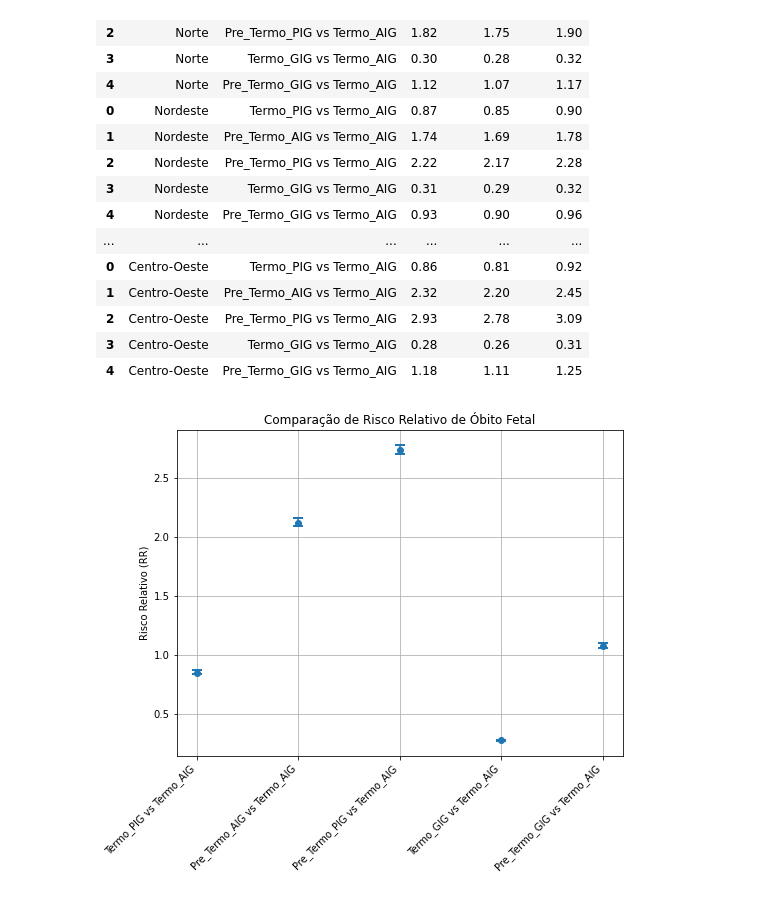
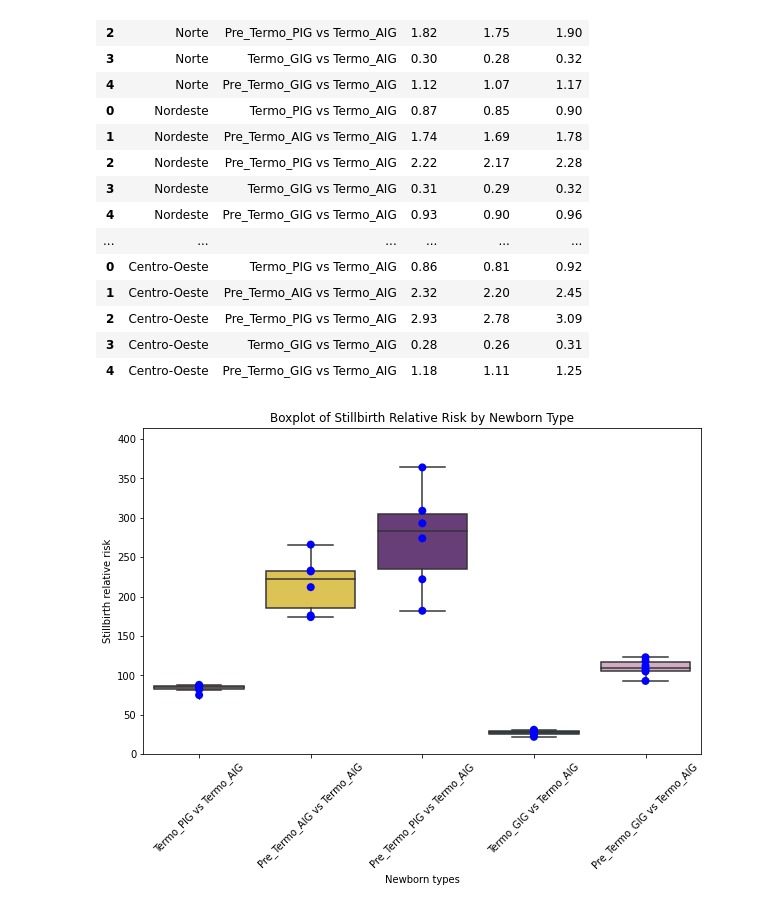
Before and after one commit to mtt89/rr_obito_fetal, a Jupyter notebook: calc_risco_relativo_obito_fetal.ipynb, the cells around one changed output. Drawn from its saved outputs; the diff is of its cells as text; code cells hidden in the pictures.

Commit message:
Risco relativo

```diff
--- a/calc_risco_relativo_obito_fetal.ipynb
+++ b/calc_risco_relativo_obito_fetal.ipynb
@@ -201,16 +202,29 @@ display(df_regioes)
 # %%
 df_brasil.to_csv('resultado/rr_obitos_brasil.csv', index=False)
 df_regioes.to_csv('resultado/rr_obitos_regiao.csv', index=False)
-# %%
-# Criando o gráfico
-fig, ax = plt.subplots(figsize=(8, 6))
-ax.errorbar(df_brasil['Comparison'], df_brasil['RR'],
-            yerr=[df_brasil['RR'] - df_brasil['CI Lower'], df_brasil['CI Upper'] - df_brasil['RR']],
-            fmt='o', capsize=5, capthick=2)
-ax.set_xticklabels(df_brasil['Comparison'], rotation=45, ha='right')
-ax.set_ylabel('Risco Relativo (RR)')
-ax.set_title('Comparação de Risco Relativo de Óbito Fetal')
-plt.grid()
-plt.show()
-# %% [output]
-[figure, removed]
+# %%
+df_graf = pd.concat([df_regioes, df_brasil])
+df_graf['RR_100'] = df_graf['RR']*100
+
+# Criar o boxplot
+plt.figure(figsize=(10, 6))  # Aumentar tamanho do gráfico
+ax = sns.boxplot(x="Comparison", y="RR_100", data=df_graf, palette=["#D8A4C8", "#F4D03F", "#6C3483", "#1F618D"])
+
+# Adicionar pontos médios
+sns.stripplot(x="Comparison", y="RR_100", data=df_graf, color="blue", size=8, jitter=False)
+
+# Adicionar rótulos dos valores
+# for i, value in enumerate(df_graf["RR_100"]):
+#     plt.text(i, value + 5, f"{value:.1f}", ha='center', fontsize=10, fontweight='bold')
+
+# Configurações do gráfico
+plt.ylabel("Stillbirth relative risk")
+plt.xlabel("Newborn types")
+plt.ylim(0, max(df_graf["RR_100"]) + 50)  # Ajustar limite superior
+plt.xticks(rotation=45)
+plt.title("Boxplot of Stillbirth Relative Risk by Newborn Type")
+
+# Mostrar o gráfico
+plt.show()
+# %% [output]
+[figure, added]
```
Also changed, not shown: parts of 1 cell of this notebook, 1 other file.
